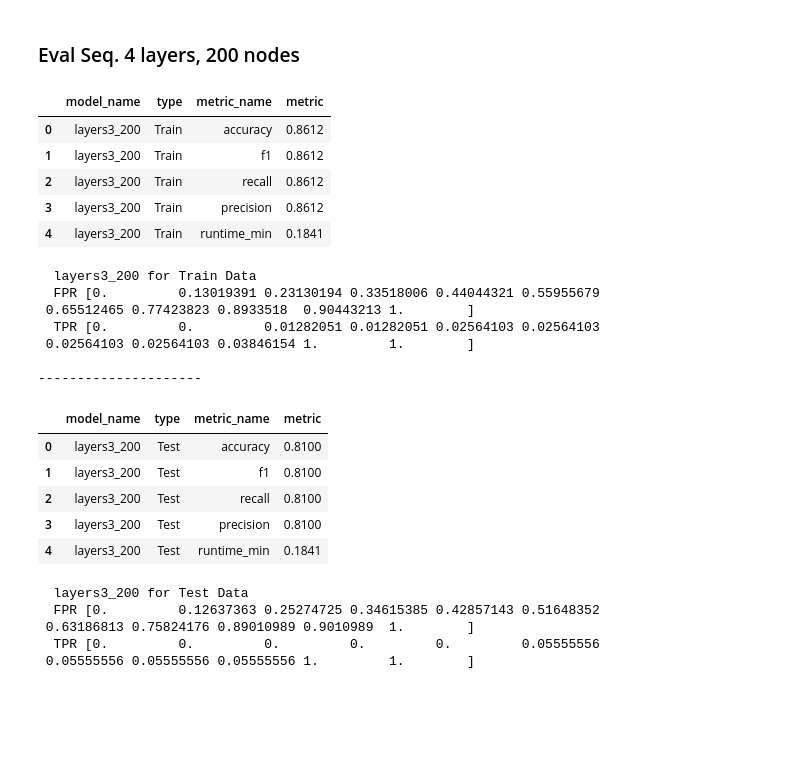
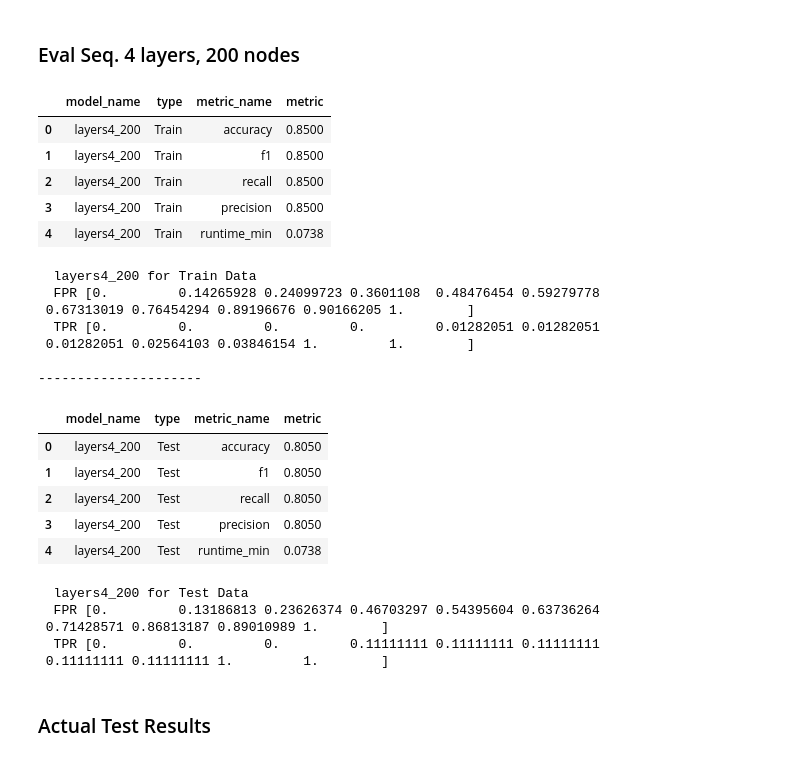
Before and after one commit to oimartin/MNIST_Digit_Recognizer, a Jupyter notebook: digits_notebook.ipynb, the cells around one changed output. Cells and saved outputs as stored; diff of their text form; code cells hidden in the pictures; blank space fills up the shorter version.

```diff
--- a/digits_notebook.ipynb
+++ b/digits_notebook.ipynb
@@ -739,13 +865,13 @@ np.random.seed(seed)
 # %%
-layers3_200 = Sequential([
+layers4_200 = Sequential([
     layers.Dense(150, activation="relu", input_shape=(28,28,1)),
     layers.GaussianNoise(stddev=0.5, seed=22),
     layers.Flatten(),
     layers.Dense(50, activation="softmax")
 ])
-layers3_200.compile(optimizer="Adam", loss="sparse_categorical_crossentropy", metrics=['accuracy'])
+layers4_200.compile(optimizer="Adam", loss="sparse_categorical_crossentropy", metrics=['accuracy'])
 # %%
-layers3_200rt = run_deep(layers3_200, 'layers3_200', X_train_nn2, labels_train_nn)
-train_pred_layers3_200 = prediction(layers3_200, X_train_nn2, True)
-test_pred_layers3_200 = prediction(layers3_200, X_test_nn2, True)
+layers4_200rt = run_deep(layers4_200, 'layers4_200', X_train_nn2, labels_train_nn)
+train_pred_layers4_200 = prediction(layers4_200, X_train_nn2, True)
+test_pred_layers4_200 = prediction(layers4_200, X_test_nn2, True)
 # %% [output]
@@ -767,34 +893,35 @@ array([1, 5, 5, 7, 3, 7, 5, 4, 7, 4, 3, 2, 0, 5, 3, 2, 8, 7, 4, 4, 7, 2,
 # %% [markdown]
 ### Eval Seq. 4 layers, 200 nodes
 # %%
-layers3_200_train = evaluating_model(labels_train, train_pred_layers3_200, 'layers3_200', 'Train', layers3_200rt)
-eval_classification(train_pred_layers3_200, labels_train, X_train, 'layers3_200', 'Train')
-
+layers4_200_train = evaluating_model(labels_train, train_pred_layers4_200, 'layers4_200', 'Train', layers4_200rt)
+eval_classification(train_pred_layers4_200, labels_train, X_train, 'layers4_200', 'Train')
 print("---------------------")
-layers3_200_test = evaluating_model(labels_test, test_pred_layers3_200, 'layers3_200', 'Test',layers3_200rt)
-eval_classification(test_pred_layers3_200, labels_test, X_test, 'layers3_200', 'Test')
+layers4_200_test = evaluating_model(labels_test, test_pred_layers4_200, 'layers4_200', 'Test', layers4_200rt)
+eval_classification(test_pred_layers4_200, labels_test, X_test, 'layers4_200', 'Test')
 # %% [output]
 |  | model_name | type | metric_name | metric |
-| 0 | layers3_200 | Train | accuracy | 0.8612 |
-| 1 | layers3_200 | Train | f1 | 0.8612 |
-| 2 | layers3_200 | Train | recall | 0.8612 |
-| 3 | layers3_200 | Train | precision | 0.8612 |
-| 4 | layers3_200 | Train | runtime_min | 0.1841 |
+| 0 | layers4_200 | Train | accuracy | 0.8500 |
+| 1 | layers4_200 | Train | f1 | 0.8500 |
+| 2 | layers4_200 | Train | recall | 0.8500 |
+| 3 | layers4_200 | Train | precision | 0.8500 |
+| 4 | layers4_200 | Train | runtime_min | 0.0738 |
-  layers3_200 for Train Data
-  FPR [0.         0.13019391 0.23130194 0.33518006 0.44044321 0.55955679
- 0.65512465 0.77423823 0.8933518  0.90443213 1.        ]
-  TPR [0.         0.         0.01282051 0.01282051 0.02564103 0.02564103
- 0.02564103 0.02564103 0.03846154 1.         1.        ]
+  layers4_200 for Train Data
+  FPR [0.         0.14265928 0.24099723 0.3601108  0.48476454 0.59279778
+ 0.67313019 0.76454294 0.89196676 0.90166205 1.        ]
+  TPR [0.         0.         0.         0.         0.01282051 0.01282051
+ 0.01282051 0.02564103 0.03846154 1.         1.        ]
 
 ---------------------
 |  | model_name | type | metric_name | metric |
-| 0 | layers3_200 | Test | accuracy | 0.8100 |
-| 1 | layers3_200 | Test | f1 | 0.8100 |
-| 2 | layers3_200 | Test | recall | 0.8100 |
-| 3 | layers3_200 | Test | precision | 0.8100 |
-| 4 | layers3_200 | Test | runtime_min | 0.1841 |
+| 0 | layers4_200 | Test | accuracy | 0.8050 |
+| 1 | layers4_200 | Test | f1 | 0.8050 |
+| 2 | layers4_200 | Test | recall | 0.8050 |
+| 3 | layers4_200 | Test | precision | 0.8050 |
+| 4 | layers4_200 | Test | runtime_min | 0.0738 |
-  layers3_200 for Test Data
-  FPR [0.         0.12637363 0.25274725 0.34615385 0.42857143 0.51648352
- 0.63186813 0.75824176 0.89010989 0.9010989  1.        ]
-  TPR [0.         0.         0.         0.         0.         0.05555556
- 0.05555556 0.05555556 0.05555556 1.         1.        ]
+  layers4_200 for Test Data
+  FPR [0.         0.13186813 0.23626374 0.46703297 0.54395604 0.63736264
+ 0.71428571 0.86813187 0.89010989 1.        ]
+  TPR [0.         0.         0.         0.11111111 0.11111111 0.11111111
+ 0.11111111 0.11111111 1.         1.        ]
+# %% [markdown]
+### Actual Test Results
```
Also changed, not shown: parts of 65 cells of this notebook.
